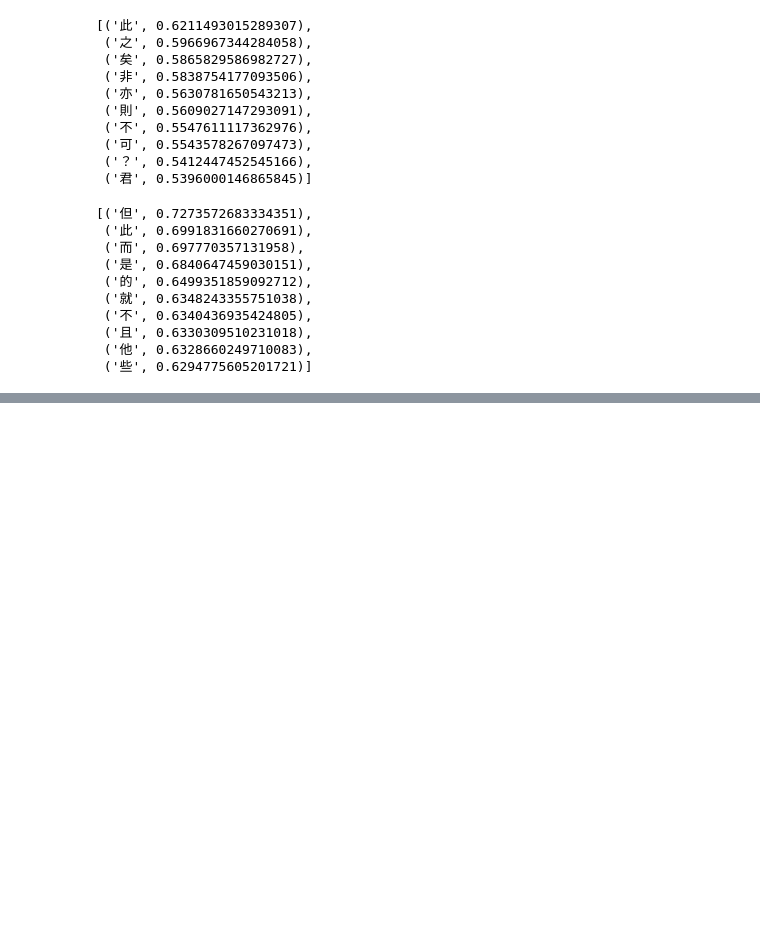
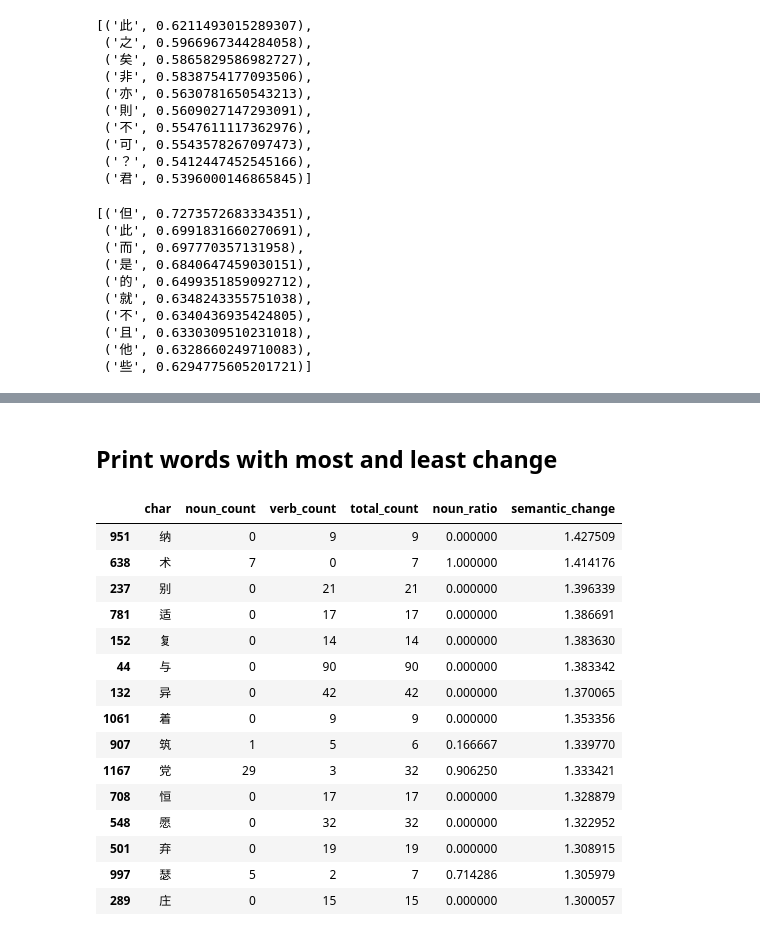
Before and after one commit to lucky-bai/csc2611-semantic-change, a Jupyter notebook: Project/notebooks/AlignVectors.ipynb, the cells around one changed output, grey strips where cells are left out. Drawn from its saved outputs; the diff is of its cells as text; code cells hidden in the pictures; blank space fills up the shorter version.

Commit message:
Find characters with most and least change

```diff
--- a/Project/notebooks/AlignVectors.ipynb
+++ b/Project/notebooks/AlignVectors.ipynb
@@ -71,0 +85,21 @@ for c in list('之不也而以其子曰人者有為'):
+# %% [markdown]
+## Print words with most and least change
+# %%
+summary_data.sort_values("semantic_change", ascending=False).head(15)
+# %% [output]
+|  | char | noun_count | verb_count | total_count | noun_ratio | semantic_change |
+| 951 | 纳 | 0 | 9 | 9 | 0.000000 | 1.427509 |
+| 638 | 术 | 7 | 0 | 7 | 1.000000 | 1.414176 |
+| 237 | 别 | 0 | 21 | 21 | 0.000000 | 1.396339 |
+| 781 | 适 | 0 | 17 | 17 | 0.000000 | 1.386691 |
+| 152 | 复 | 0 | 14 | 14 | 0.000000 | 1.383630 |
+| 44 | 与 | 0 | 90 | 90 | 0.000000 | 1.383342 |
+| 132 | 异 | 0 | 42 | 42 | 0.000000 | 1.370065 |
+| 1061 | 着 | 0 | 9 | 9 | 0.000000 | 1.353356 |
+| 907 | 筑 | 1 | 5 | 6 | 0.166667 | 1.339770 |
+| 1167 | 党 | 29 | 3 | 32 | 0.906250 | 1.333421 |
+| 708 | 恒 | 0 | 17 | 17 | 0.000000 | 1.328879 |
+| 548 | 愿 | 0 | 32 | 32 | 0.000000 | 1.322952 |
+| 501 | 弃 | 0 | 19 | 19 | 0.000000 | 1.308915 |
+| 997 | 瑟 | 5 | 2 | 7 | 0.714286 | 1.305979 |
+| 289 | 庄 | 0 | 15 | 15 | 0.000000 | 1.300057 |
```
Also changed, not shown: parts of 9 cells of this notebook, 1 other file.
